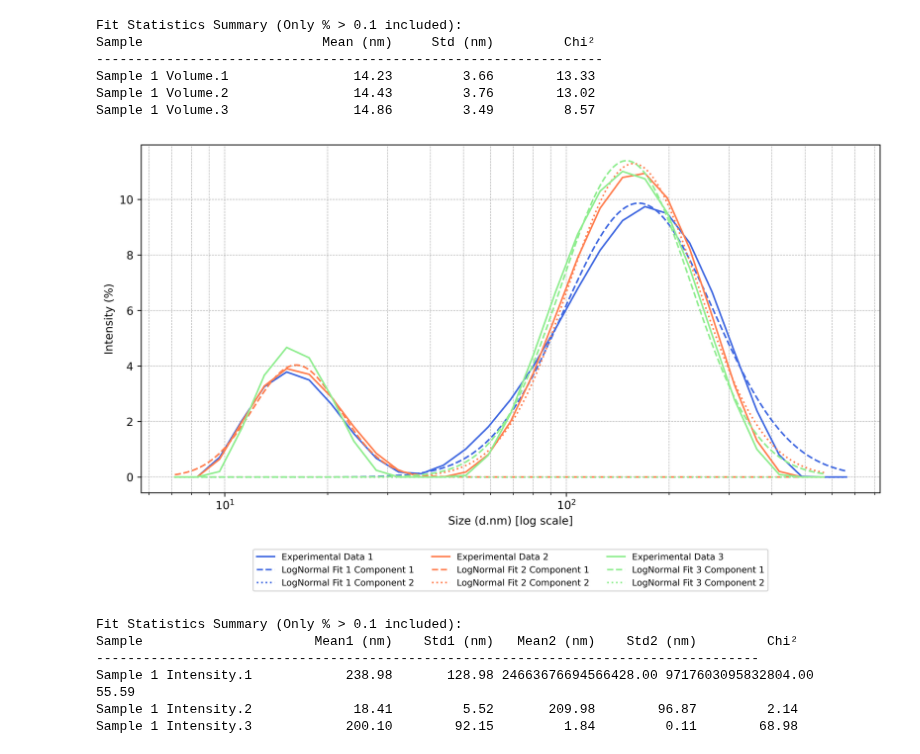
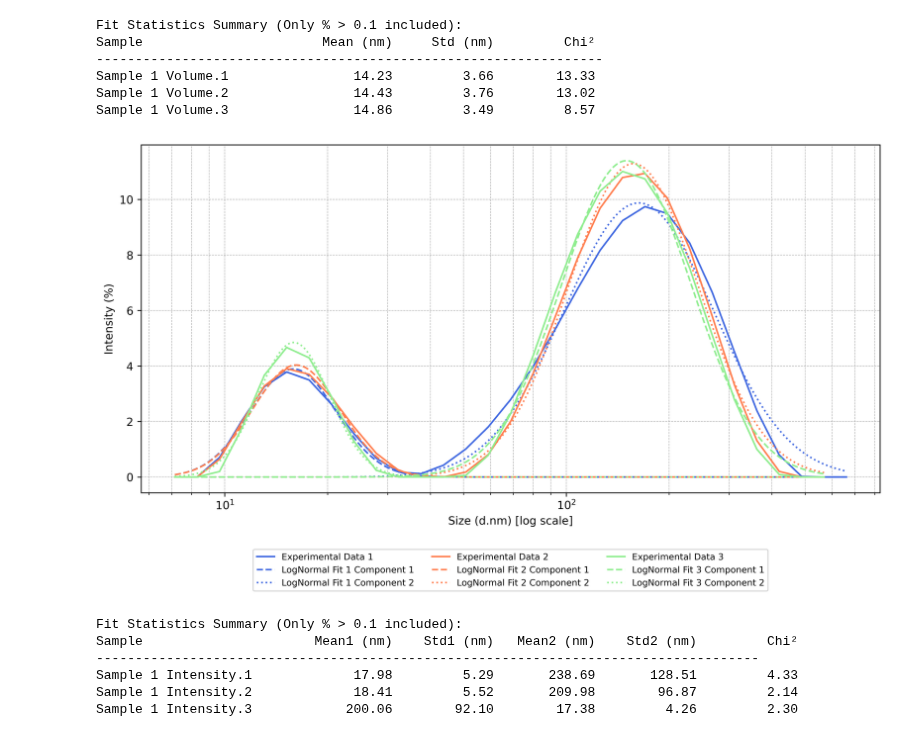
Before and after one commit to fracaludo/physicalchem, a Jupyter notebook: B/DLS/plots1.ipynb, the cells around one changed output. Drawn from its saved outputs; the diff is of its cells as text; code cells hidden in the pictures.

```diff
--- a/B/DLS/plots1.ipynb
+++ b/B/DLS/plots1.ipynb
@@ -241,7 +241,7 @@ for i, sheet in enumerate(sheet_names):
 
 
     A1_init = max(y) * 0.6
-    mu1_init = np.log(np.percentile(x, 25))
+    mu1_init = np.log(np.percentile(x, 20))
     sigma1_init = 0.3
     A2_init = max(y) * 0.4
     mu2_init = np.log(np.percentile(x, 75))
@@ -281,37 +281,37 @@ for i, sheet in enumerate(sheet_names):
 
         # Second component (dotted line)
         ax.plot(x_fit, y_fit_2, ':', label=f"{fit_labels[i]} Component 2", color=color)
 
         stats_data.append([sheet, f"{mean1:.2f}", f"{std1:.2f}", f"{mean2:.2f}", f"{std2:.2f}", f"{chi2:.2f}"])
 
     except Exception as e:
         print(f"Fit failed for {sheet}: {e}")
 
 ax.set_xscale('log')
 ax.set_xlabel('Size (d.nm) [log scale]')
 ax.set_ylabel('Intensity (%)')
 ax.grid(True, which='both', linestyle='--', linewidth=0.5)
 
 # Put legend below the plot, centered and outside
 ax.legend(loc='upper center', bbox_to_anchor=(0.5, -0.15), ncol=3, fontsize=8)
 
 plt.tight_layout()
 plt.subplots_adjust(bottom=0.25)  # increase bottom margin to fit legend
 
 save_path = os.path.join("/Users/ludovica/Documents/Bachelor/BA6/Physical Chemistry/Challenge B /DLS", "Intensity 1.png")
 plt.savefig(save_path, format='png', bbox_inches='tight')
 plt.show()
 
 print("\nFit Statistics Summary (Only % > 0.1 included):")
 print(f"{'Sample':<25} {'Mean1 (nm)':>12} {'Std1 (nm)':>12} {'Mean2 (nm)':>12} {'Std2 (nm)':>12} {'Chi²':>12}")
 print("-" * 85)
 for row in stats_data:
     print(f"{row[0]:<25} {row[1]:>12} {row[2]:>12} {row[3]:>12} {row[4]:>12} {row[5]:>12}")
 # %% [output]
-[figure, old version]
+[figure, new version]
 Fit Statistics Summary (Only % > 0.1 included):
 Sample                      Mean1 (nm)    Std1 (nm)   Mean2 (nm)    Std2 (nm)         Chi²
 -------------------------------------------------------------------------------------
-Sample 1 Intensity.1            238.98       128.98 24663676694566428.00 9717603095832804.00        55.59
+Sample 1 Intensity.1             17.98         5.29       238.69       128.51         4.33
 Sample 1 Intensity.2             18.41         5.52       209.98        96.87         2.14
-Sample 1 Intensity.3            200.10        92.15         1.84         0.11        68.98
+Sample 1 Intensity.3            200.06        92.10        17.38         4.26         2.30
```
Also changed, not shown: parts of 1 cell of this notebook, 3 other files.
